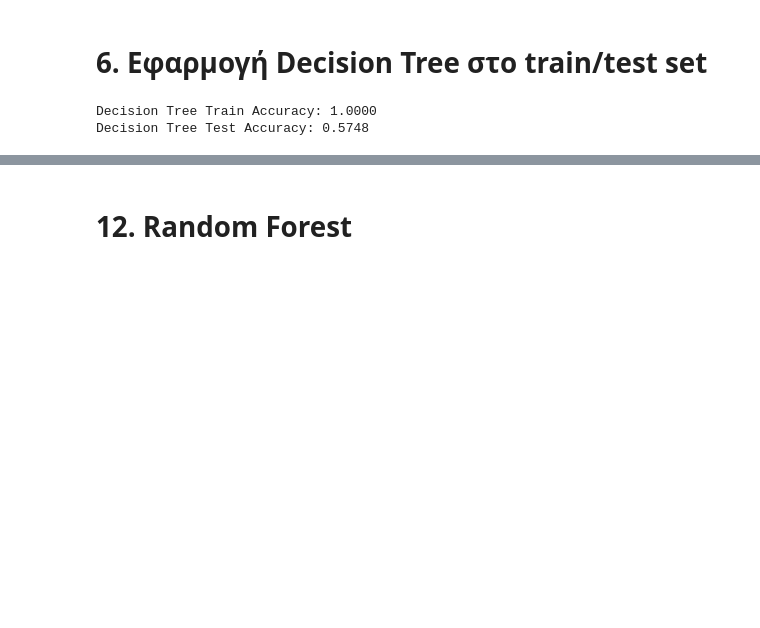
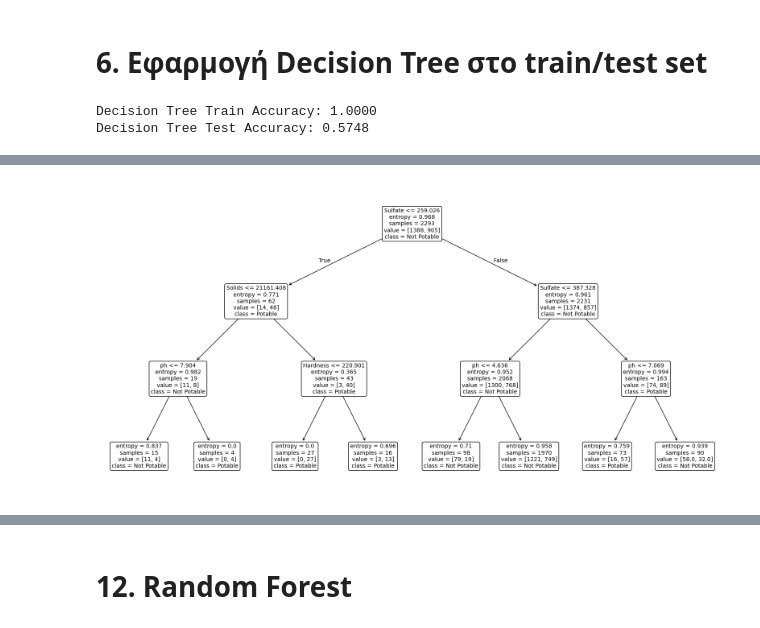
Before and after one commit to vpapoglou/Machine-Learning-Auth, a Jupyter notebook: Εργασία_2.ipynb, the cells around one changed output, grey strips where cells are left out. Cells and saved outputs as stored; diff of their text form; code cells hidden in the pictures; blank space fills up the shorter version.

```diff
--- a/Εργασία_2.ipynb
+++ b/Εργασία_2.ipynb
@@ -163,0 +255,22 @@ Decision Tree Test Accuracy: 0.5748
+# %%
+best_model = DecisionTreeClassifier(
+    criterion='entropy',
+    max_depth=3,
+    min_samples_split=2,
+    min_samples_leaf=1,
+    max_features=None,
+    ccp_alpha=0,
+    random_state=0
+)
+
+best_model.fit(x_train, y_train)
+
+plt.figure(figsize=(20, 10))
+plot_tree(best_model,
+          feature_names=input_dataset.columns,
+          class_names=['Not Potable', 'Potable'],
+          rounded=True,
+          fontsize=10)
+plt.show()
+# %% [output]
+[figure, added]
```
Also changed, not shown: parts of 11 cells of this notebook.
